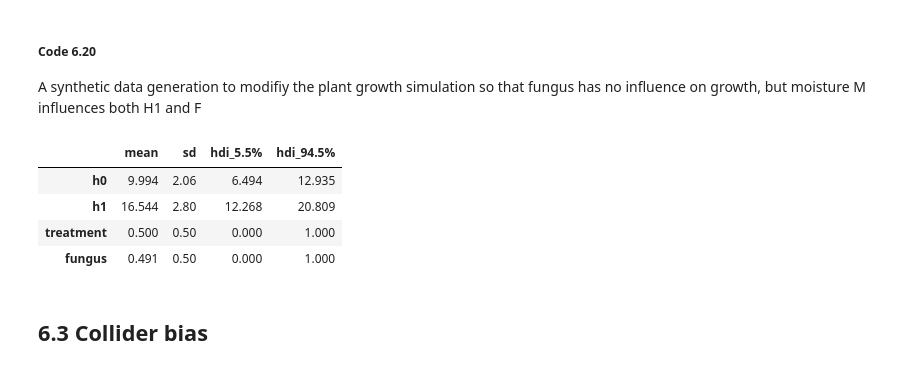
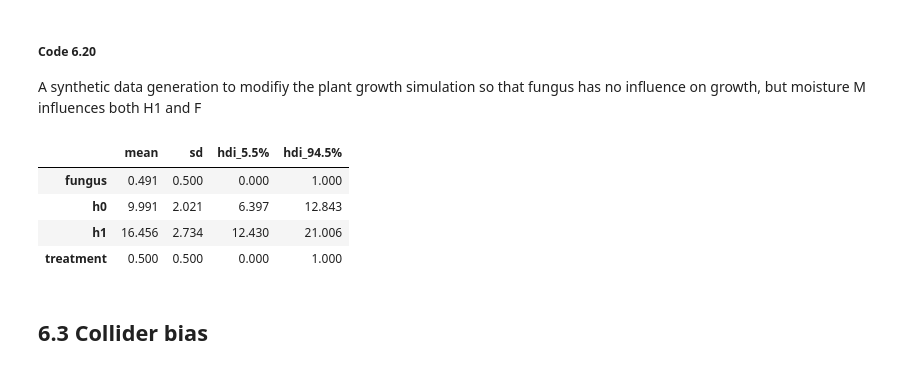
Before and after one commit to qpsy/rethinking-tfp2, a Jupyter notebook: 06_the_haunted_dag_and_the_causal_terror-2.ipynb, the cells around one changed output. Drawn from its saved outputs; the diff is of its cells as text; code cells hidden in the pictures.

```diff
--- a/06_the_haunted_dag_and_the_causal_terror-2.ipynb
+++ b/06_the_haunted_dag_and_the_causal_terror-2.ipynb
@@ -833,45 +833,41 @@ We can now see that `bt` (effect of treatment) has a positive impact on the mode
 
 A synthetic data generation to modifiy the plant growth simulation so that fungus has no influence on growth, but moisture M influences both H1 and F
 # %%
-_SEED = 71
-
-# Note - even after providing SeedStream and generated seeds
-# it still does not respect it
 def simulate():
-    seed = tfp.util.SeedStream(_SEED, salt="sim_heights")
+    seed = tfp.util.SeedStream(71, salt="sim_heights")
 
     # number of plants
     N = 1000
 
     # simulate initial heights
     h0 = tfd.Normal(loc=10.0, scale=2.0).sample(N, seed=seed())
 
     # assign treatments and simulate fungus and growth
-    treatment = tf.repeat([0.0, 1.0], repeats=N // 2)
+    treatment = jnp.repeat(jnp.array([0.0, 1.0]), repeats=N // 2)
 
-    M = tf.cast(tfd.Bernoulli(probs=0.5).sample(N, seed=seed()), dtype=tf.float32)
+    M = tfd.Bernoulli(probs=0.5).sample(N, seed=seed())
 
     fungus = tfd.Binomial(
         total_count=1.0, probs=(0.5 - treatment * 0.4 + M * 0.4)
     ).sample(seed=seed())
 
     h1 = h0 + tfd.Normal(loc=5.0 + 3.0 * M, scale=1.0).sample(seed=seed())
 
     # compose a clean data frame
     d = {"h0": h0, "h1": h1, "treatment": treatment, "fungus": fungus}
 
     return d
 
 
 d = simulate()
 
 az.summary(d, kind="stats", hdi_prob=0.89)
 # %% [output]
 |  | mean | sd | hdi_5.5% | hdi_94.5% |
-| h0 | 9.994 | 2.06 | 6.494 | 12.935 |
-| h1 | 16.544 | 2.80 | 12.268 | 20.809 |
-| treatment | 0.500 | 0.50 | 0.000 | 1.000 |
-| fungus | 0.491 | 0.50 | 0.000 | 1.000 |
+| fungus | 0.491 | 0.500 | 0.000 | 1.000 |
+| h0 | 9.991 | 2.021 | 6.397 | 12.843 |
+| h1 | 16.456 | 2.734 | 12.430 | 21.006 |
+| treatment | 0.500 | 0.500 | 0.000 | 1.000 |
 # %% [markdown]
 ## 6.3 Collider bias
 # %% [markdown]
```
Also changed, not shown: parts of 72 cells of this notebook.
